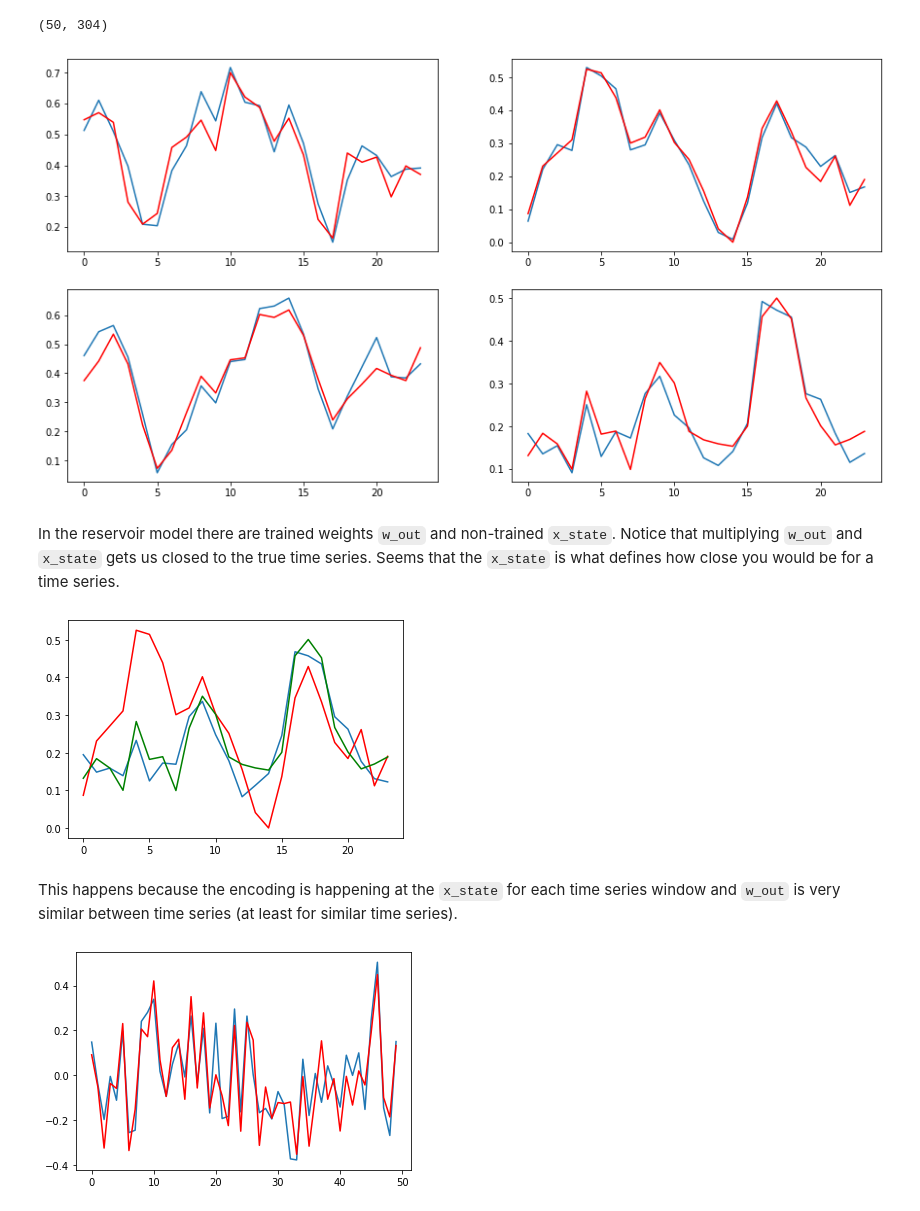
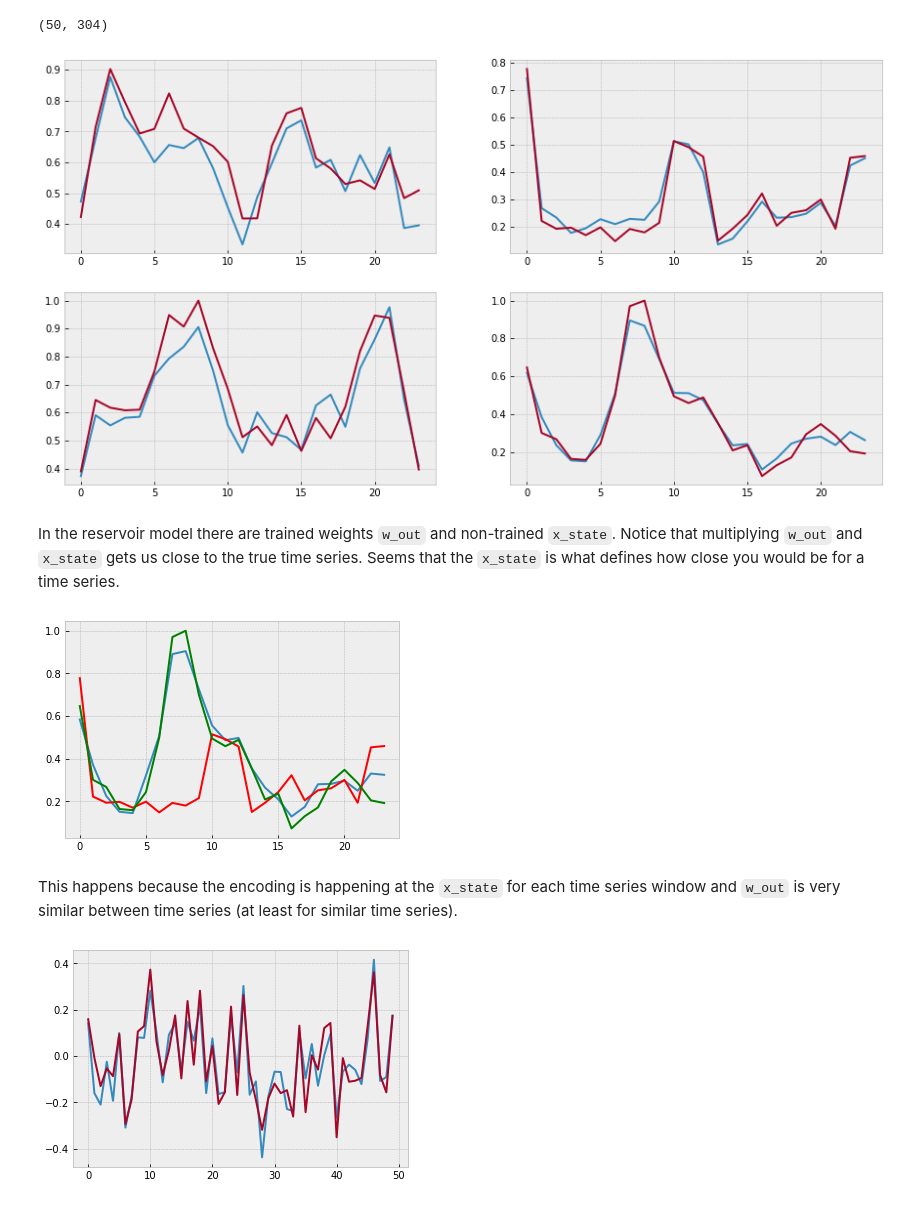
Before and after one commit to luisroque/robust_time_series_analysis, a Jupyter notebook: ConceptDriftTimeSeries.ipynb, the cells around one changed output. Drawn from its saved outputs; the diff is of its cells as text; code cells hidden in the pictures.

```diff
--- a/ConceptDriftTimeSeries.ipynb
+++ b/ConceptDriftTimeSeries.ipynb
@@ -5,7 +5,10 @@ import tsaugmentation as tsag
 import numpy as np
 import matplotlib.pyplot as plt
 from sklearn.preprocessing import StandardScaler
+from itertools import groupby
+import seaborn as sns
 sys.stdout = nb_out
+plt.style.use('bmh')
 # %%
 import mindarmour
 # %%
@@ -70,13 +78,13 @@ plt.plot(np.arange(data_av[:,0].shape[0]), data_av[:,0]);
 # %%
 def w_generate(res_size, in_size, input_data):
     """
-    Randomly generate weights of the reservoir model.
+    Randomly generate weights of the ESN
     Args:
-        res_size(int): The number of reservoir nodes.
-        in_size(int): The input size of reservoir model.
-        input_data(numpy.ndarray): Input data.
+        res_size(int): The number of reservoir nodes
+        in_size(int): The input size of reservoir model
+        input_data(numpy.ndarray): Input data
     Returns:
-        - numpy.ndarray, the state of reservoir.
+        x_state(numpy.ndarray): The state of reservoir
     """
     # Weight generates randomly
     np.random.seed(42)
@@ -93,6 +101,14 @@ def w_generate(res_size, in_size, input_data):
     return x_state
 # %%
 def feature_extraction(window_data):
+    """
+    Extract features of the reservoir model
+    Args:
+            window_data(numpy.ndarray): The input data (in one window)
+    Returns:
+        w_out(numpy.darray): The trained output weight of the reservoir model
+        x_state(numpy.ndarray): The state of reservoir
+    """
     # Initialize weights
     x_state = w_generate(res_size, in_size, window_data)
     x_state_t = x_state.T
@@ -131,6 +142,6 @@ def concept_distance(data_x, data_y):
 # %%
-data_x = data_av[i: i + window_size]
-data_y = data_av[i + window_size:i + 2*window_size]
+data_x = data_av[0: 0 + window_size]
+data_y = data_av[0 + window_size:0 + 2*window_size]
 # %%
 plt.plot(data_x[:,0])
 plt.plot(data_y[:,0]);
@@ -153,31 +164,31 @@ _, ax = plt.subplots(2, 2, figsize=(15, 8))
 ax = ax.ravel()
 
 ax[0].plot(np.dot(data_x_features[0], data_x_features[1])[:,0])
-ax[0].plot(data_x[:,0], color='r');
+ax[0].plot(data_x[:,0]);
 
 ax[1].plot(np.dot(data_x_features[0], data_x_features[1])[:,1])
-ax[1].plot(data_x[:,1], color='r');
+ax[1].plot(data_x[:,1]);
 
 ax[2].plot(np.dot(data_y_features[0], data_y_features[1])[:,0])
-ax[2].plot(data_y[:,0], color='r');
+ax[2].plot(data_y[:,0]);
 
 ax[3].plot(np.dot(data_y_features[0], data_y_features[1])[:,1])
-ax[3].plot(data_y[:,1], color='r');
+ax[3].plot(data_y[:,1]);
 # %% [output]
-[figure, old version]
+[figure, new version]
 # %% [markdown]
-In the reservoir model there are trained weights `w_out` and non-trained `x_state`. Notice that multiplying `w_out` and `x_state` gets us closed to the true time series. Seems that the `x_state` is what defines how close you would be for a time series.
+In the reservoir model there are trained weights `w_out` and non-trained `x_state`. Notice that multiplying `w_out` and `x_state` gets us close to the true time series. Seems that the `x_state` is what defines how close you would be for a time series.
 # %%
 plt.plot(np.dot(data_x_features[0], data_y_features[1])[:,1])
 plt.plot(data_x[:,1], color='r');
 plt.plot(data_y[:,1], color='g');
 # %% [output]
-[figure, old version]
+[figure, new version]
 # %% [markdown]
 This happens because the encoding is happening at the `x_state` for each time series window and `w_out` is very similar between time series (at least for similar time series).
 # %%
 plt.plot(data_x_features[0][0,:])
-plt.plot(data_y_features[0][0,:], color='r');
+plt.plot(data_y_features[0][0,:]);
 # %% [output]
-[figure, old version]
+[figure, new version]
 # %%
```
Also changed, not shown: parts of 27 cells of this notebook.
